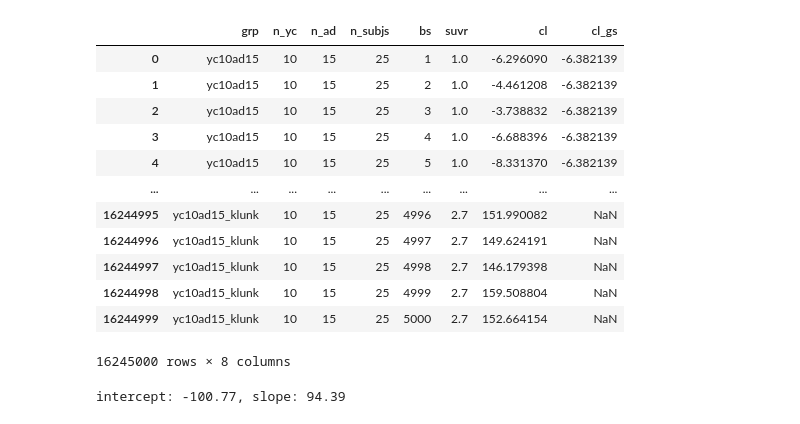
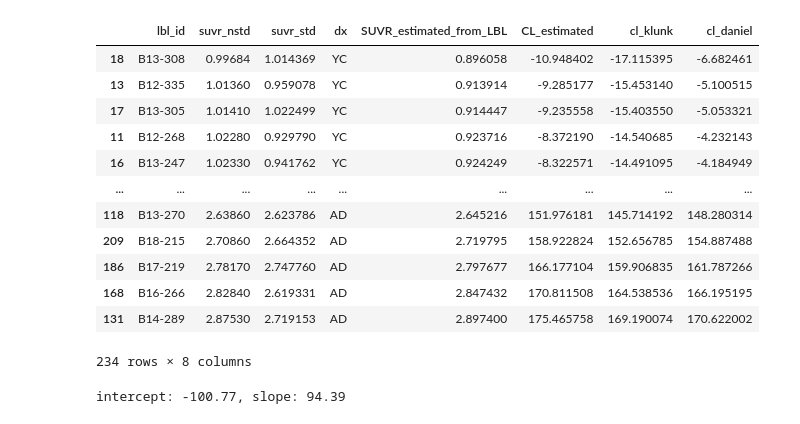
Before and after one commit to dschonhaut/centiloid_calibration, a Jupyter notebook: cl_plots.ipynb, the cells around one changed output. Saved outputs shown, nothing was run; the diff lists cells and outputs as text; code cells hidden in the pictures.

```diff
--- a/cl_plots.ipynb
+++ b/cl_plots.ipynb
@@ -31,7 +33,11 @@ palettes = d.get("palettes", None)
 # %%
 # Import data
 ssheet_dir = "/Users/dschonhaut/Box/projects/centiloid_calibration/ssheets"
+data_ = pd.read_csv(op.join(ssheet_dir, "final_cohort_SUVR_w_CL_DS.csv"))
 data = pd.read_csv(op.join(ssheet_dir, "bootstrap_CL_DS.csv"))
+mean_yc = 1.013595674
+mean_ad = 2.087774945
+mean_diff = mean_ad - mean_yc
 
 # Format columns
 start_idx = data.columns.tolist().index("1")
@@ -57,5 +63,6 @@ data["bs"] = data["bs"].astype(np.uint16)
 data["suvr"] = data["suvr"].astype(np.float32)
 data["cl"] = data["cl"].astype(np.float32)
 
+print(f"data_: {data_.shape}")
 print(f"data: {data.shape}")
 # %% [output]
@@ -62 +70,3 @@ print(f"data: {data.shape}")
 data: (16245000, 7)
+# %%
+OLS.fit(data_, "cl ~ suvr + grp", "bs", data, "cl ~ suvr + grp", "bs")
@@ -63,3 +245,43 @@ data: (16245000, 7)
+# %%
+# Fit the gold-standard CL equation
+# suvrs_std = data_["suvr_std"]
+# suvrs_nstd = data_["suvr_nstd"]
+# gs_mod_klunk = sm.OLS(data_["suvr_nstd"], data_[["suvr_std"]]).fit()
+# gs_mod_daniel = sm.OLS(data_["suvr_std"], data_[["suvr_nstd"]]).fit()
+# gs_icpt_klunk, gs_slope_klunk = gs_mod_klunk.params
+# gs_icpt_daniel, gs_slope_daniel = gs_mod_daniel.params
+cls_klunk, cl_params_klunk = suvr_to_cl(
+    suvrs_std=data_["suvr_std"],
+    suvrs_nstd=data_["suvr_nstd"],
+    mean_yc=mean_yc,
+    mean_ad=mean_ad,
+    method="klunk",
+)
+cls_daniel, cl_params_daniel = suvr_to_cl(
+    suvrs_std=data_["suvr_std"],
+    suvrs_nstd=data_["suvr_nstd"],
+    mean_yc=mean_yc,
+    mean_ad=mean_ad,
+    method="daniel",
+)
+data_["cl_klunk"] = cls_klunk
+data_["cl_daniel"] = cls_daniel
+# %%
+data_.sort_values("suvr_nstd")
+# %% [output]
+|  | lbl_id | suvr_nstd | suvr_std | dx | SUVR_estimated_from_LBL | CL_estimated | cl_klunk | cl_daniel |
+| 18 | B13-308 | 0.99684 | 1.014369 | YC | 0.896058 | -10.948402 | -17.115395 | -6.682461 |
+| 13 | B12-335 | 1.01360 | 0.959078 | YC | 0.913914 | -9.285177 | -15.453140 | -5.100515 |
+| 17 | B13-305 | 1.01410 | 1.022499 | YC | 0.914447 | -9.235558 | -15.403550 | -5.053321 |
+| 11 | B12-268 | 1.02280 | 0.929790 | YC | 0.923716 | -8.372190 | -14.540685 | -4.232143 |
+| 16 | B13-247 | 1.02330 | 0.941762 | YC | 0.924249 | -8.322571 | -14.491095 | -4.184949 |
+| ... | ... | ... | ... | ... | ... | ... | ... | ... |
+| 118 | B13-270 | 2.63860 | 2.623786 | AD | 2.645216 | 151.976181 | 145.714192 | 148.280314 |
+| 209 | B18-215 | 2.70860 | 2.664352 | AD | 2.719795 | 158.922824 | 152.656785 | 154.887488 |
+| 186 | B17-219 | 2.78170 | 2.747760 | AD | 2.797677 | 166.177104 | 159.906835 | 161.787266 |
+| 168 | B16-266 | 2.82840 | 2.619331 | AD | 2.847432 | 170.811508 | 164.538536 | 166.195195 |
+| 131 | B14-289 | 2.87530 | 2.719153 | AD | 2.897400 | 175.465758 | 169.190074 | 170.622002 |
+234 rows × 8 columns
 # %%
 # Calculate the median CL for each group and SUVR
 data_med = data.groupby(["grp", "suvr"])["cl"].median().reset_index()
@@ -66,18 +292,0 @@ data_med = data.groupby(["grp", "suvr"])["cl"].median().reset_index()
-# %%
-gs_cls = pd.Series(index=suvrs, data=(suvrs * gs_slope) + gs_icpt).reset_index()
-gs_cls.columns = ["suvr", "cl"]
-data.merge(gs_cls, how="left", on="suvr", suffixes=("", "_gs"))
-# %% [output]
-|  | grp | n_yc | n_ad | n_subjs | bs | suvr | cl | cl_gs |
-| 0 | yc10ad15 | 10 | 15 | 25 | 1 | 1.0 | -6.296090 | -6.382139 |
-| 1 | yc10ad15 | 10 | 15 | 25 | 2 | 1.0 | -4.461208 | -6.382139 |
-| 2 | yc10ad15 | 10 | 15 | 25 | 3 | 1.0 | -3.738832 | -6.382139 |
-| 3 | yc10ad15 | 10 | 15 | 25 | 4 | 1.0 | -6.688396 | -6.382139 |
-| 4 | yc10ad15 | 10 | 15 | 25 | 5 | 1.0 | -8.331370 | -6.382139 |
-| ... | ... | ... | ... | ... | ... | ... | ... | ... |
-| 16244995 | yc10ad15_klunk | 10 | 15 | 25 | 4996 | 2.7 | 151.990082 | NaN |
-| 16244996 | yc10ad15_klunk | 10 | 15 | 25 | 4997 | 2.7 | 149.624191 | NaN |
-| 16244997 | yc10ad15_klunk | 10 | 15 | 25 | 4998 | 2.7 | 146.179398 | NaN |
-| 16244998 | yc10ad15_klunk | 10 | 15 | 25 | 4999 | 2.7 | 159.508804 | NaN |
-| 16244999 | yc10ad15_klunk | 10 | 15 | 25 | 5000 | 2.7 | 152.664154 | NaN |
-16245000 rows × 8 columns
```
Also changed, not shown: parts of 10 cells of this notebook.
